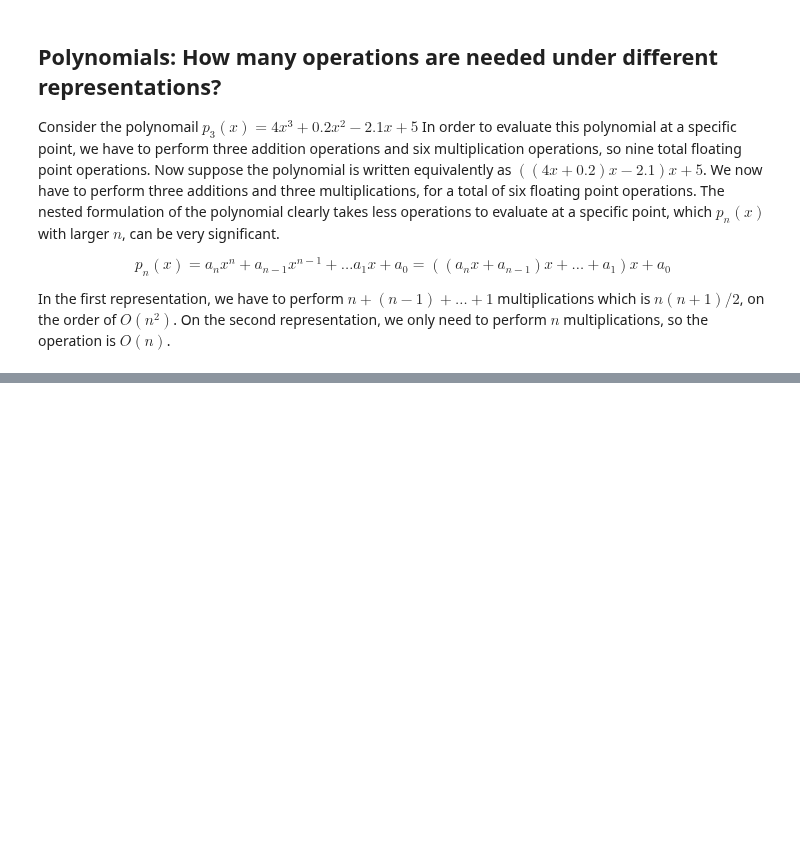
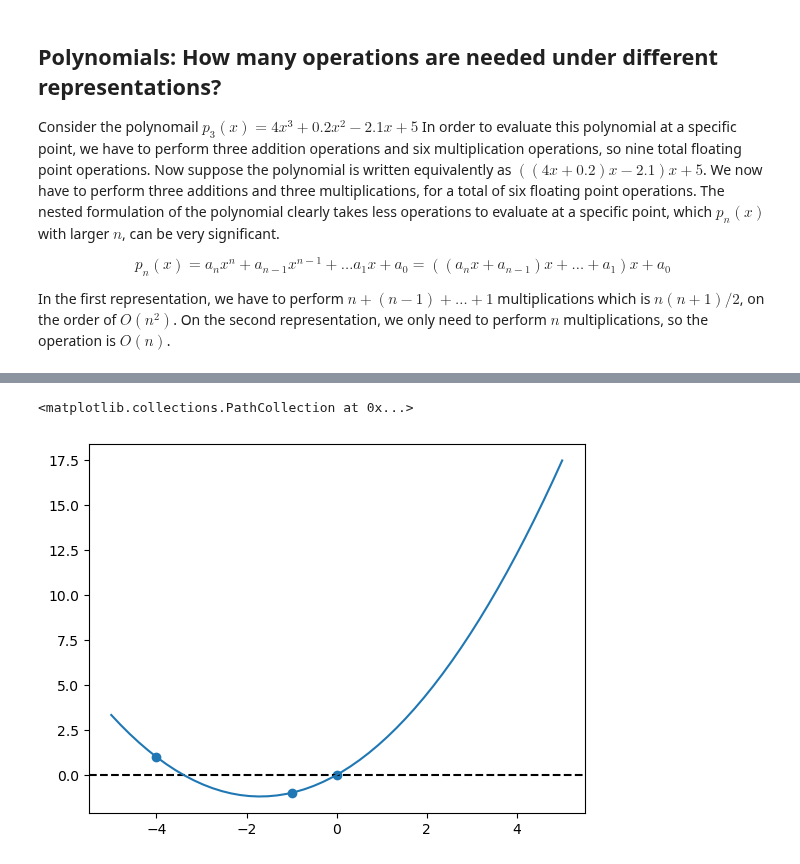
Before and after one commit to PrasunBanerjee04/TechnicalNotes, a Jupyter notebook: Applied Mathematics/Numerical Methods/Introduction.ipynb, the cells around one changed output, grey strips where cells are left out. Cells and saved outputs as stored; diff of their text form; code cells hidden in the pictures; blank space fills up the shorter version.

```diff
--- a/Applied Mathematics/Numerical Methods/Introduction.ipynb
+++ b/Applied Mathematics/Numerical Methods/Introduction.ipynb
@@ -77,0 +131,30 @@ In the first representation, we have to perform $n + (n-1) + \dots + 1$ multipli
+# %%
+import numpy as np
+import matplotlib.pyplot as plt
+
+def evaluateLForm(data, x):
+    n = len(data)
+    total = 0
+    for k in range(n):
+        x_k, y_k = data[k]
+        l = 1
+        for i in range(n):
+            x_i, _ = data[i]
+            if i != k:
+                l *= (x - x_i) / (x_k - x_i)
+        total += l * y_k
+    return total
+# %%
+data = np.array([[-1,-1], [0,0], [-4,1]])
+
+x_coords = [x_val for x_val, _ in data]
+y_coords = [y_val for _, y_val in data]
+x = np.linspace(-5, 5, 50)
+y = evaluateLForm(data, x)
+plt.axhline(y=0, color='black', linestyle='--')
+plt.plot(x,y)
+
+plt.scatter(x_coords, y_coords)
+# %% [output]
+<matplotlib.collections.PathCollection at 0x...>
+[figure, added]
```
Also changed, not shown: parts of 5 cells of this notebook, 2 other files.
